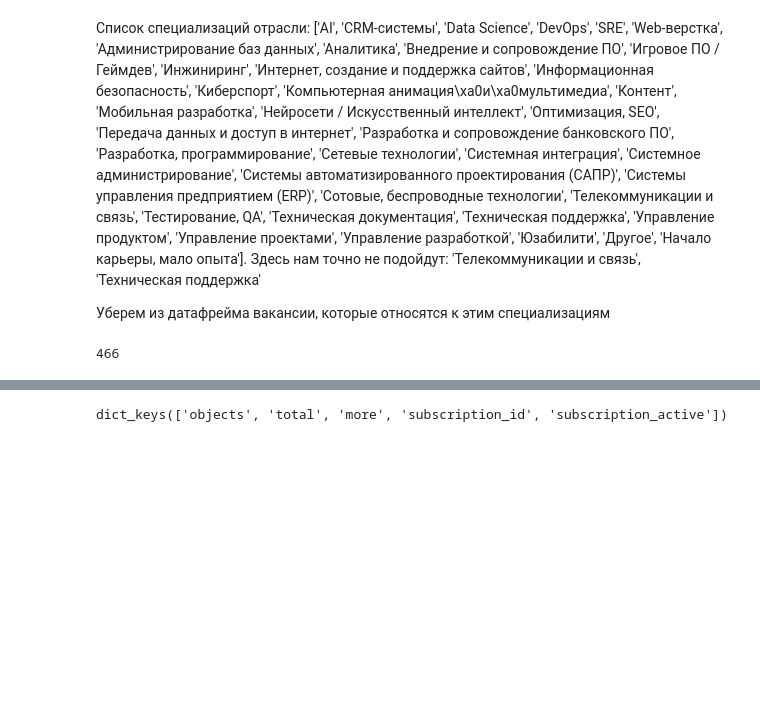
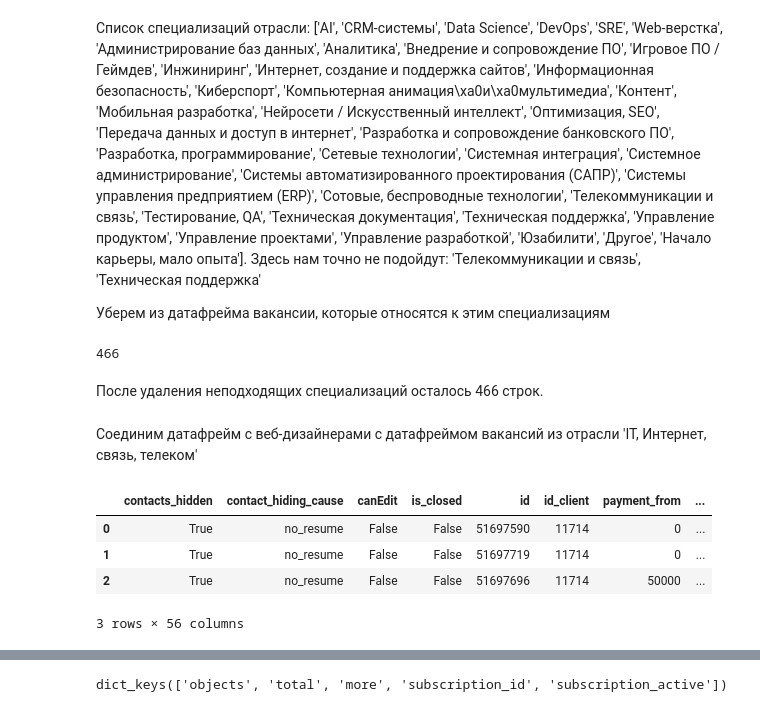
Before and after one commit to leosh1d/gp2, a Jupyter notebook: code/collecting/superjob.ipynb, the cells around one changed output, grey strips where cells are left out. Drawn from its saved outputs; the diff is of its cells as text; code cells hidden in the pictures; blank space fills up the shorter version.

```diff
--- a/code/collecting/superjob.ipynb
+++ b/code/collecting/superjob.ipynb
@@ -212,8 +191,21 @@ def del_vacs(catalogues, list_specialization):
 list_specialization = ['Телекоммуникации и связь', 'Телекоммуникации и связь']
 mask_del = df_it['catalogues'].apply(lambda x: del_vacs(x, list_specialization))
 
-df_it_right = df_it[~mask_del]
-len(df_it_right)
+df_it_cleaned = df_it[~mask_del]
+len(df_it_cleaned)
 # %% [output]
 466
+# %% [markdown]
+После удаления неподходящих специализаций осталось 466 строк.
+# %% [markdown]
+Соединим датафрейм с веб-дизайнерами с датафреймом вакансий из отрасли 'IT, Интернет, связь, телеком'
+# %%
+all_vacs_api = pd.concat([df_it_cleaned, df_design_vacs], axis=0)
+all_vacs_api.head(3)
+# %% [output]
+|  | contacts_hidden | contact_hiding_cause | canEdit | is_closed | id | id_client | payment_from | ... |
+| 0 | True | no_resume | False | False | 51697590 | 11714 | 0 | ... |
+| 1 | True | no_resume | False | False | 51697719 | 11714 | 0 | ... |
+| 2 | True | no_resume | False | False | 51697696 | 11714 | 50000 | ... |
+3 rows × 56 columns
 # %% [markdown]
```
Also changed, not shown: parts of 3 cells of this notebook.
